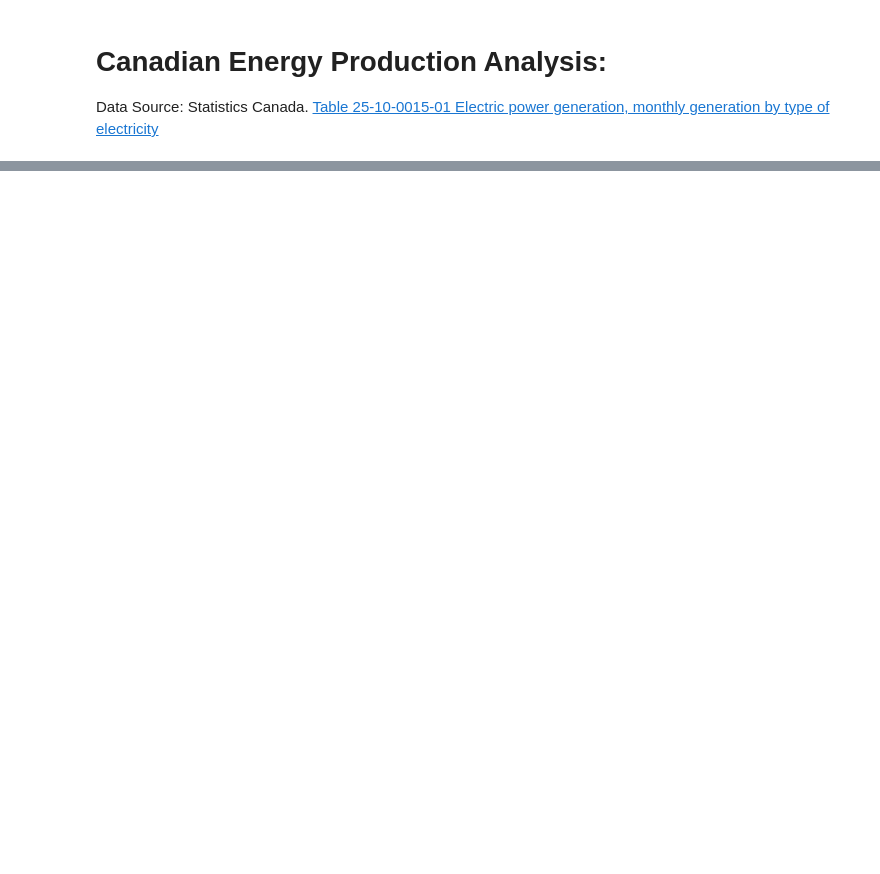
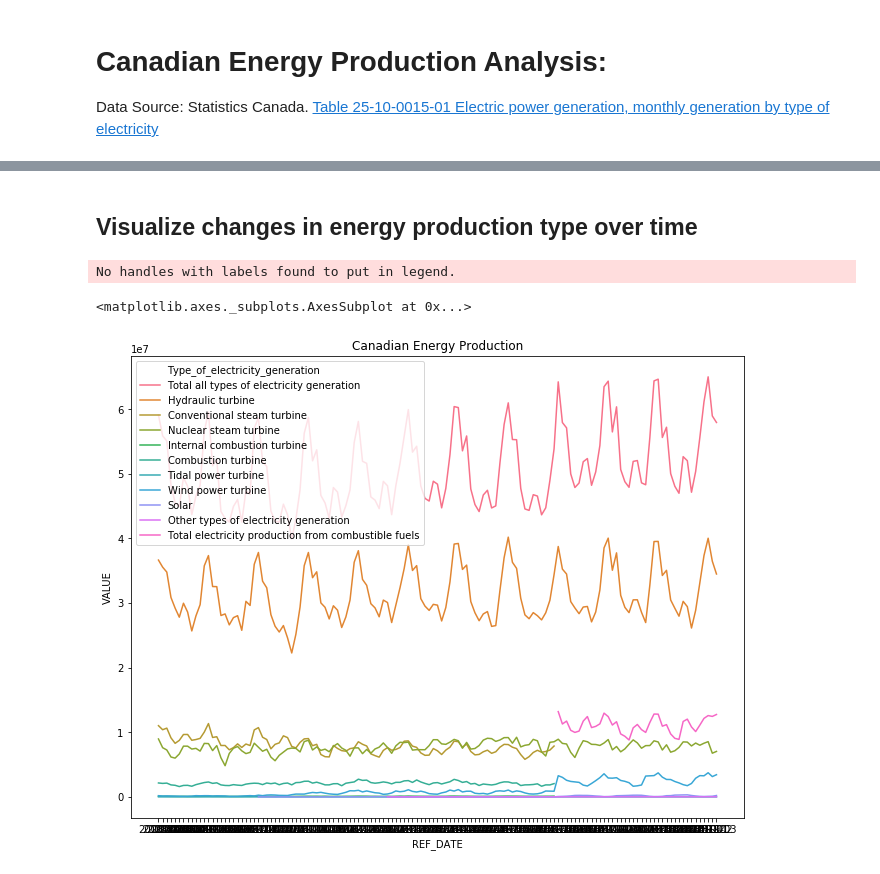
Before and after one commit to boikle/python_scripts, a Jupyter notebook: data_science_scripts/canadian_energy_production/canadian_energy_production.ipynb, the cells around one changed output, grey strips where cells are left out. Cells and saved outputs as stored; diff of their text form; code cells hidden in the pictures; blank space fills up the shorter version.

Commit message:
Added line graph of Canadian energy production by type

```diff
--- a/data_science_scripts/canadian_energy_production/canadian_energy_production.ipynb
+++ b/data_science_scripts/canadian_energy_production/canadian_energy_production.ipynb
@@ -4,6 +4,8 @@
 Data Source: Statistics Canada.  [Table  25-10-0015-01   Electric power generation, monthly generation by type of electricity](https://www150.statcan.gc.ca/t1/tbl1/en/tv.action?pid=2510001501)
 # %%
 import pandas as pd
+import matplotlib.pyplot as plt
+import seaborn as sns
 
 data_source = 'data/25100015-eng/25100015.csv'
 energy_data = pd.read_csv(data_source, low_memory=False)
@@ -12,4 +14,5 @@ energy_data = pd.read_csv(data_source, low_memory=False)
 drop_columns = ['UOM_ID', 'SCALAR_FACTOR', 'SCALAR_ID', 'VECTOR', 'COORDINATE', 'STATUS', 'SYMBOL', 'TERMINATED', 'DECIMALS']
 dropped_energy_data = energy_data.drop(drop_columns, axis=1)
 
-dropped_energy_data.head()
+# Replace spaces in columns with underscores.
+dropped_energy_data.columns = dropped_energy_data.columns.str.replace(' ', '_')
@@ -22,0 +21,5 @@ dropped_energy_data.head()
+# %%
+canada_energy_data = dropped_energy_data.loc[(dropped_energy_data.GEO == 'Canada') &
+                                             (dropped_energy_data.Class_of_electricity_producer == 'Total all classes of electricity producer')]
+
+canada_energy_data.head()
@@ -22,0 +33,14 @@ dropped_energy_data.head()
+# %% [markdown]
+## Visualize changes in energy production type over time
+# %%
+plt.figure(figsize=(11,8.5))
+plt.legend()
+plt.title('Canadian Energy Production')
+plt.xlabel('Time')
+plt.ylabel('Megawatt hours')
+
+sns.lineplot(data=canada_energy_data, x='REF_DATE', y='VALUE', hue='Type_of_electricity_generation')
+# %% [output]
+No handles with labels found to put in legend.
+<matplotlib.axes._subplots.AxesSubplot at 0x...>
+[figure, added]
```
Also changed, not shown: parts of 3 cells of this notebook.
